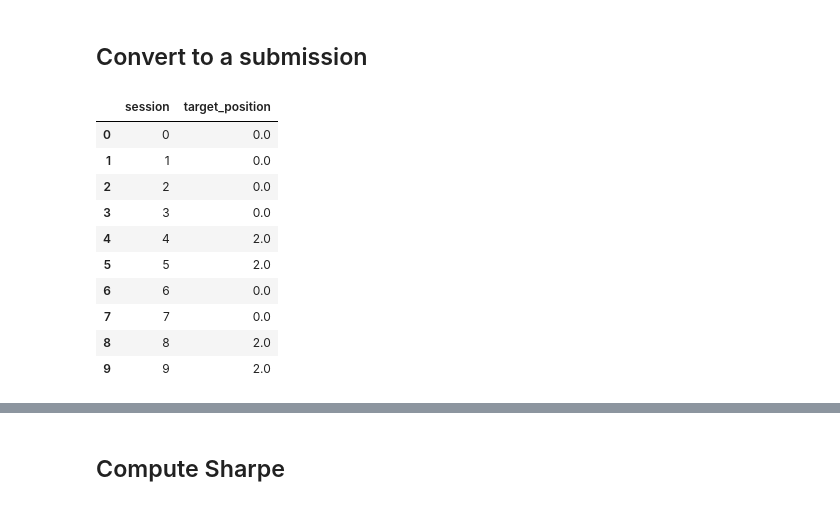
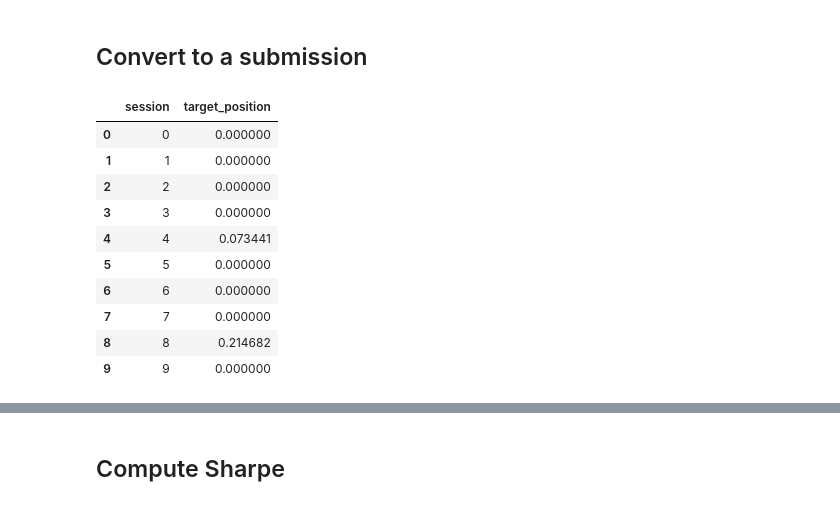
Before and after one commit to Sne4kers/hrt-datathon, a Jupyter notebook: ilias/chronos.ipynb, the cells around one changed output, grey strips where cells are left out. Drawn from its saved outputs; the diff is of its cells as text; code cells hidden in the pictures.

```diff
--- a/ilias/chronos.ipynb
+++ b/ilias/chronos.ipynb
@@ -11,12 +11,26 @@ import pandas as pd
 train_seen = pd.read_parquet("../data/bars_seen_train.parquet")
 train_unseen = pd.read_parquet("../data/bars_unseen_train.parquet")
 
+# Bring in sentiment data
+sentiment_df = pd.read_csv("../sentiment_overview.csv")
+
+train_seen = train_seen.merge(sentiment_df, on=['session', 'bar_ix'], how='left')
+train_unseen = train_unseen.merge(sentiment_df, on=['session', 'bar_ix'], how='left')
+
+# Drop some sentiment columns (might re-add later)
+train_seen = train_seen.drop(columns=["headline"])
+train_unseen = train_unseen.drop(columns=["headline"])
+
+train_seen = train_seen.groupby(['session', 'bar_ix']).sample(n=1, random_state=42).reset_index(drop=True)
+train_unseen = train_unseen.groupby(['session', 'bar_ix']).sample(n=1, random_state=42).reset_index(drop=True)
+
 # Already set the timestamps
 start_date = pd.to_datetime('2000-01-01')
 
 train_seen['timestamp'] = start_date + pd.to_timedelta(train_seen['bar_ix'], unit='D')
 train_unseen['timestamp'] = start_date + pd.to_timedelta(train_unseen['bar_ix'], unit='D')
 
+
 display(train_seen)
 display(train_unseen)
 # %% [output]
@@ -141,49 +186,70 @@ plt.show()
 ## Convert to a submission
 # %%
 import numpy as np
-
-EPSILON = 0  # minimum predicted return to trade (0.2%)
 
 # Close at bar 49 (halfway) for each session
 close_halfway = train_seen.groupby('session')['close'].last().rename('close_halfway')
 
 # At bar 99: median prediction and CI bounds (q10, q90) for each session
 pred_last = all_pred_df.groupby('session').last()[['predictions', '0.1', '0.9']]
 pred_last.columns = ['pred_close_end', 'q10_end', 'q90_end']
 
-submission_df = close_halfway.to_frame().join(pred_last)
+# At bar 49 + SLIDING_WINDOW = most accurate estimate of uncertainty, since the rest are biased by passed predictions of the model
+# first_pred_mid = all_pred_df.groupby('session').nth(SLIDING_WINDOW_SIZE-1)[['predictions', '0.1', '0.9']]
+# display(first_pred_mid)
+# first_pred_mid.columns = ['pred_close_first_pred', 'q10_first_pred', 'q90_first_pred']
 
-predicted_return = (submission_df['pred_close_end'] / submission_df['close_halfway']) - 1
+submission_df = close_halfway.to_frame().join(pred_last)#.join(first_pred_mid)
 
-# Normalised CI width as a fraction of the halfway price
-ci_width = (submission_df['q90_end'] - submission_df['q10_end']) / submission_df['close_halfway']
+EPSILON = 0.002  # minimum predicted return to trade (0.2%)
+EPSILON_LONG = EPSILON
+EPSILON_SHORT =  EPSILON  # Maintaining your asymmetric threshold
+MAX_POSITION = 1.0           # Cap to prevent extreme leverage
+CI_FLOOR = 1e-4              # Prevents division by zero or extreme signals
 
-# Scale down when the model is uncertain (wide CI), scale up when confident
-# signal = predicted_return / ci_width  (units: return per unit of uncertainty)
-signal = predicted_return / ci_width
+# 1. Calculate returns and uncertainty
+# print(submission_df['q90_first_pred'])
+# print(submission_df['q10_first_pred'])
+submission_df['predicted_return'] = (submission_df['pred_close_end'] / submission_df['close_halfway']) - 1
+submission_df['ci_width'] = (submission_df['q90_end'] - submission_df['q10_end']) / submission_df['close_halfway']
 
-# Only trade when the raw predicted move exceeds epsilon; otherwise hold flat
+# 2. Calculate the raw signal
+# We use np.maximum to ensure we never divide by zero or a sub-atomic CI width
+submission_df['signal'] = submission_df['predicted_return'] / submission_df['ci_width'].clip(lower=CI_FLOOR)
+
+# 3. Define Entry Conditions
+# Long if return > EPSILON; Short if return < -5 * EPSILON
+long_condition = submission_df['predicted_return'] > EPSILON_LONG
+short_condition = submission_df['predicted_return'] < -EPSILON_SHORT
+
+# 4. Generate Target Position and Clip
+# Apply signal where conditions are met, otherwise 0.0
 submission_df['target_position'] = np.where(
-    predicted_return > EPSILON,
-    2,
-    0.0,
+    long_condition, #| short_condition,
+    submission_df['signal'],
+    0.0
 )
+
+# 5. Final Risk Overlay
+# Ensure positions don't exceed your maximum allowed leverage/allocation
+submission_df['target_position'] = submission_df['target_position'].clip(-MAX_POSITION, MAX_POSITION)
+
 
 submission = submission_df[['target_position']].reset_index()[['session', 'target_position']].sort_values('session')
 n_trading = (submission['target_position'] != 0).sum()
 display(submission.head(10))
 print(f"Trading {n_trading}/{len(submission)} sessions (epsilon={EPSILON})")
-submission.to_csv('submission_train_chronos.csv', index=False)
-print("Saved submission_train_chronos.csv")
+
+submission.describe()
 # %% [output]
 |  | session | target_position |
-| 0 | 0 | 0.0 |
-| 1 | 1 | 0.0 |
-| 2 | 2 | 0.0 |
-| 3 | 3 | 0.0 |
-| 4 | 4 | 2.0 |
-| 5 | 5 | 2.0 |
-| 6 | 6 | 0.0 |
-| 7 | 7 | 0.0 |
-| 8 | 8 | 2.0 |
-| 9 | 9 | 2.0 |
+| 0 | 0 | 0.000000 |
+| 1 | 1 | 0.000000 |
+| 2 | 2 | 0.000000 |
+| 3 | 3 | 0.000000 |
+| 4 | 4 | 0.073441 |
+| 5 | 5 | 0.000000 |
+| 6 | 6 | 0.000000 |
+| 7 | 7 | 0.000000 |
+| 8 | 8 | 0.214682 |
+| 9 | 9 | 0.000000 |
```
Also changed, not shown: parts of 9 cells of this notebook.
